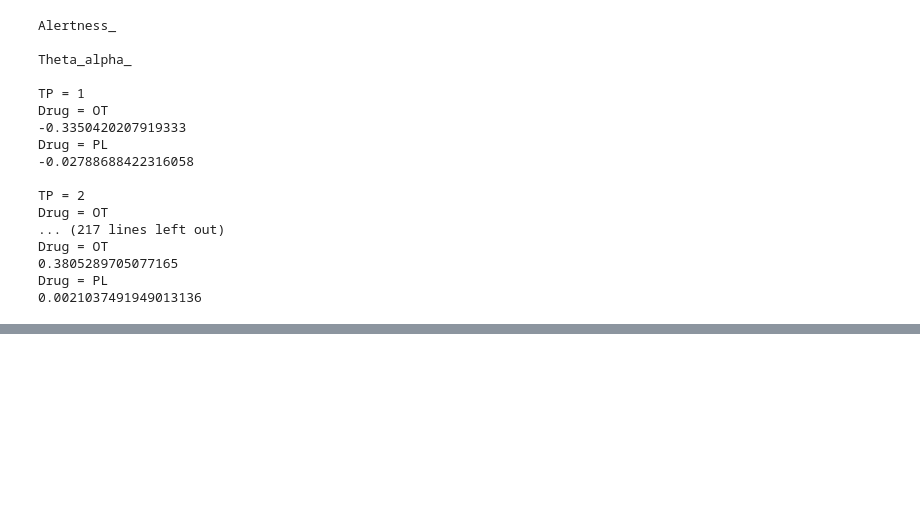
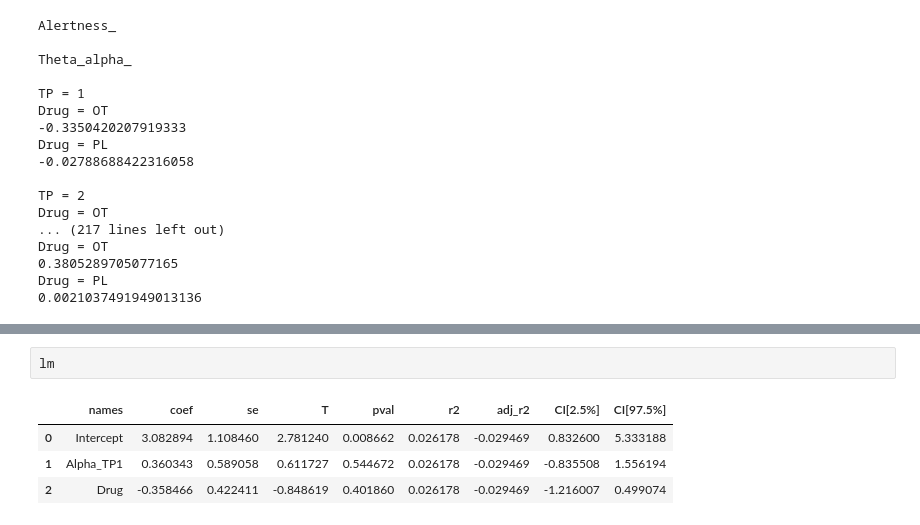
Before and after one commit to mariezelenina/OTPH-TF, a Jupyter notebook: Behav_corr.ipynb, the cells around one changed output, grey strips where cells are left out. Drawn from its saved outputs; the diff is of its cells as text; blank space fills up the shorter version.

```diff
--- a/Behav_corr.ipynb
+++ b/Behav_corr.ipynb
@@ -585,0 +745,7 @@ Drug = PL
+# %%
+lm
+# %% [output]
+|  | names | coef | se | T | pval | r2 | adj_r2 | CI[2.5%] | CI[97.5%] |
+| 0 | Intercept | 3.082894 | 1.108460 | 2.781240 | 0.008662 | 0.026178 | -0.029469 | 0.832600 | 5.333188 |
+| 1 | Alpha_TP1 | 0.360343 | 0.589058 | 0.611727 | 0.544672 | 0.026178 | -0.029469 | -0.835508 | 1.556194 |
+| 2 | Drug | -0.358466 | 0.422411 | -0.848619 | 0.401860 | 0.026178 | -0.029469 | -1.216007 | 0.499074 |
```
Also changed, not shown: parts of 21 cells of this notebook.
